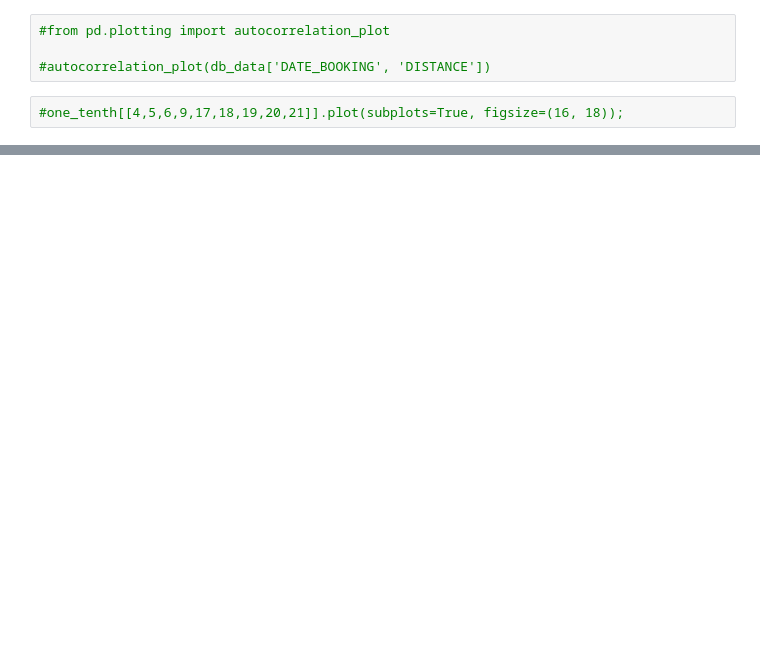
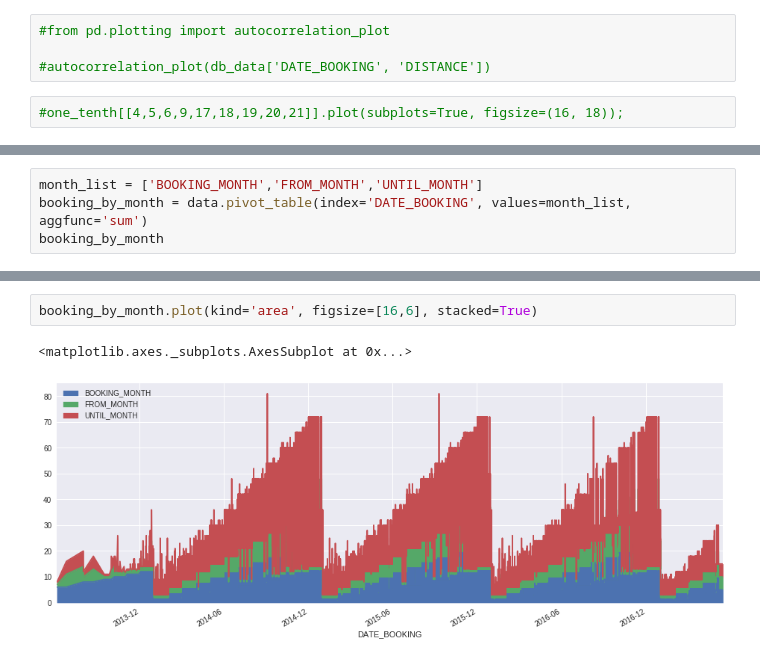
Before and after one commit to jawaharreddy/Flinkster-Data-Analysis, a Jupyter notebook: db_data.ipynb, the cells around one changed output, grey strips where cells are left out. Drawn from its saved outputs; the diff is of its cells as text; blank space fills up the shorter version.

```diff
--- a/db_data.ipynb
+++ b/db_data.ipynb
@@ -303,0 +450,4 @@ one_tenth.head()
+# %%
+month_list = ['BOOKING_MONTH','FROM_MONTH','UNTIL_MONTH']
+booking_by_month = data.pivot_table(index='DATE_BOOKING', values=month_list, aggfunc='sum')
+booking_by_month
@@ -303,0 +474,5 @@ one_tenth.head()
+# %%
+booking_by_month.plot(kind='area', figsize=[16,6], stacked=True)
+# %% [output]
+<matplotlib.axes._subplots.AxesSubplot at 0x...>
+[figure, added]
```
Also changed, not shown: parts of 111 cells of this notebook.
